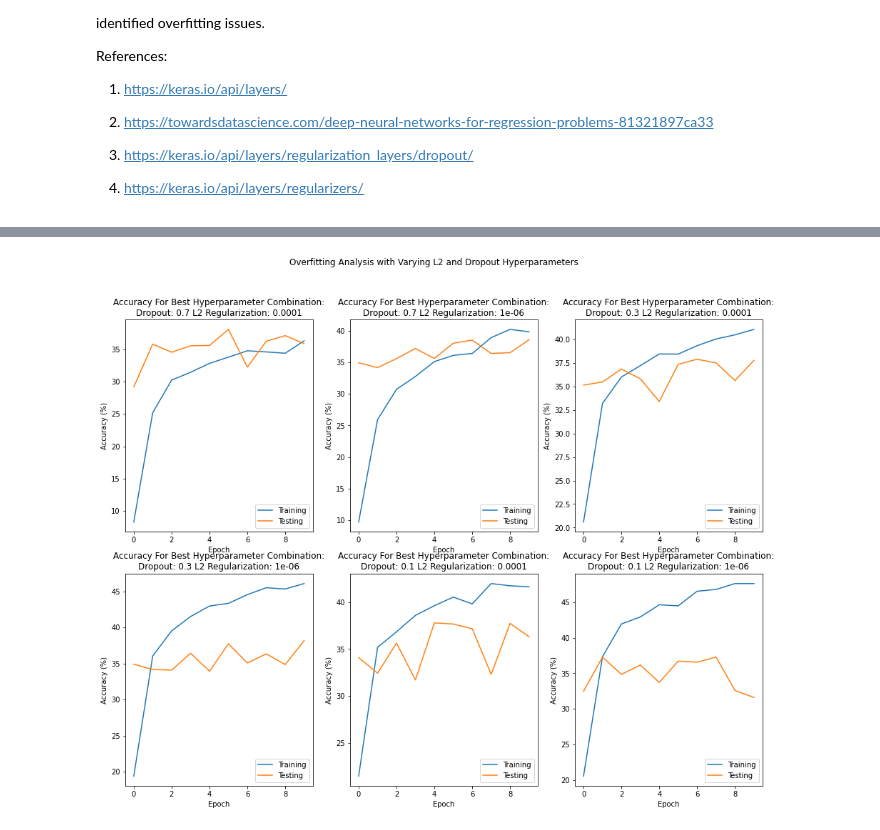
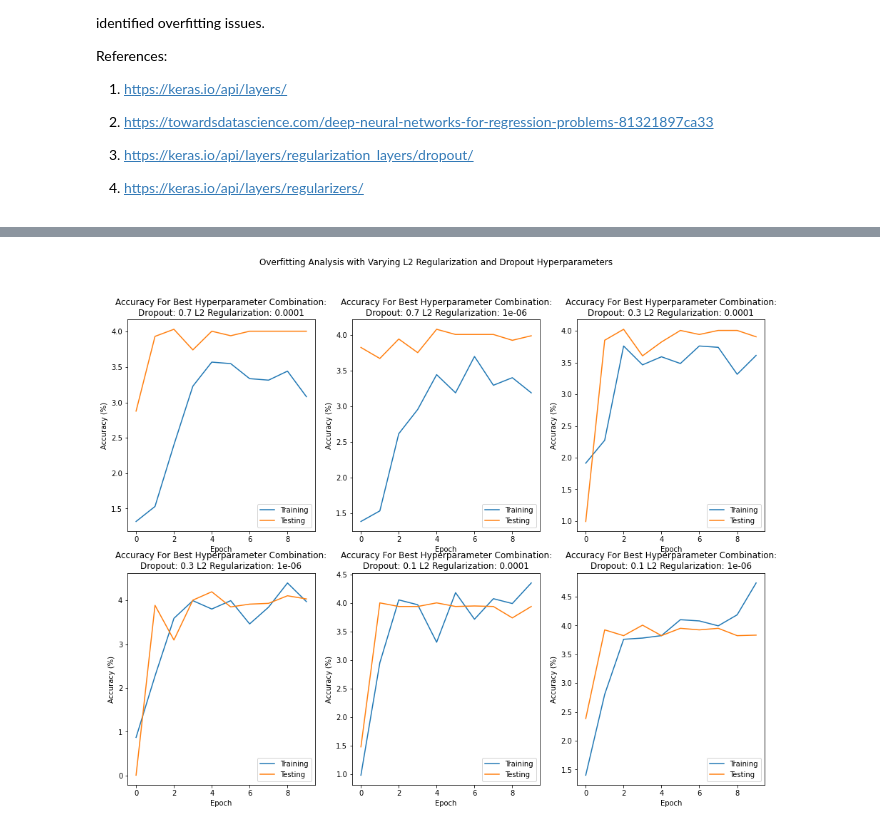
Before and after one commit to iamkahvi/imdb_rating_prediction_system, a Jupyter notebook: simpleNeuralNetwork.ipynb, the cells around one changed output, grey strips where cells are left out. Saved outputs shown, nothing was run; the diff lists cells and outputs as text; code cells hidden in the pictures.

```diff
--- a/simpleNeuralNetwork.ipynb
+++ b/simpleNeuralNetwork.ipynb
@@ -16,20 +16,21 @@ References:
 from sklearn.model_selection import KFold, train_test_split
 from sklearn.preprocessing import StandardScaler
 from tensorflow.keras.utils import to_categorical
-from keras.regularizers import l2
+from keras.regularizers import l2, l1
 import matplotlib.pyplot as plt
 import keras
 import pandas as pd
 import numpy as np
 
+
 np.random.seed(1337)
 
 
-df = pd.read_csv("content/combined_data.csv")
+df = pd.read_csv("content/combined_data_all_list_encoded_10.csv")
 
 y = df["weighted_average_vote"].astype(float)
 X = df.drop(
-    ["imdb_title_id", "title", "weighted_average_vote"],
+    ["weighted_average_vote"],
     axis=1,
 ).astype(float)
 # %%
@@ -276,16 +276,13 @@ def overfittingAnalysis(X, y):
     X_train, X_test, y_train, y_test = train_test_split(X, y, test_size=0.7) # split the dataset into training and testing
 
     # Encode rating range 0.0-10.0 over 100 classes
-    y_train = to_categorical(y_train, 100)
-    y_test = to_categorical(y_test, 100)
-
-    scaler = StandardScaler()
-    X_train = scaler.fit_transform(X_train)
-    X_test = scaler.transform(X_test)
+    y_train = to_categorical(y_train * 10, 100)
+    y_test = to_categorical(y_test * 10, 100)
 
     # Hyperparameters for tuning
     l2_regularizers = [0.0001, 0.000001]
     dropouts = [0.7, 0.3, 0.1]
+
 
     plt.figure(figsize=(16,12))
     plt.suptitle("Overfitting Analysis with Varying L2 Regularization and Dropout Hyperparameters")
@@ -296,7 +293,7 @@ def overfittingAnalysis(X, y):
 
             # Create the NN
             model = keras.Sequential([
-                keras.layers.Dense(num_hidden, input_dim=num_input, activation=activation, kernel_initializer=kernel_initializer, kernel_regularizer=l2(l2_value)),
+                keras.layers.Dense(num_hidden, input_dim=num_input, activation=activation, kernel_initializer=kernel_initializer, kernel_regularizer=l1(l2_value)),
                 keras.layers.Dropout(dropout_value),
                 keras.layers.Dense(num_output, activation="softmax") # 100 classes output layer
             ])
@@ -345 +342 @@ Epoch 10/10
-[figure, old version]
+[figure, new version]
```
Also changed, not shown: parts of 3 cells of this notebook, 2 other files.
